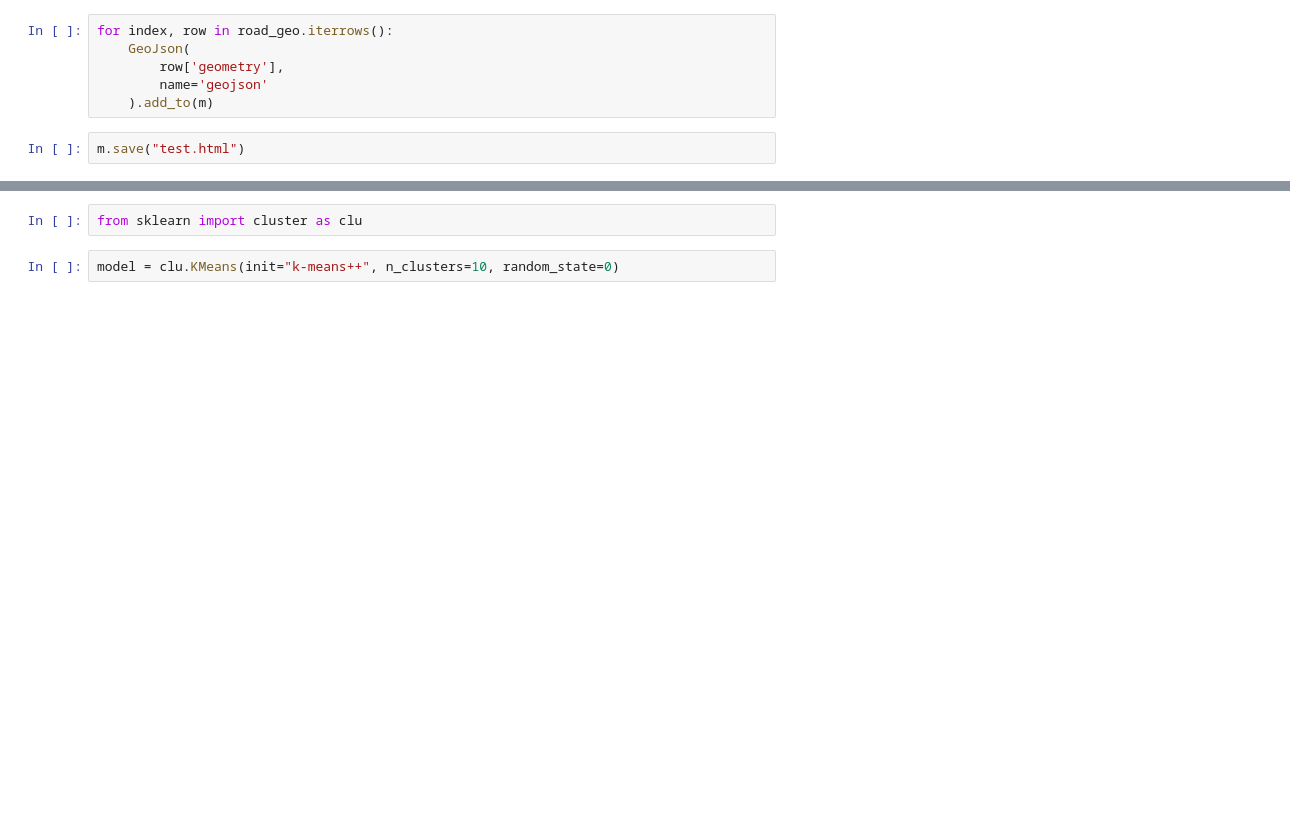
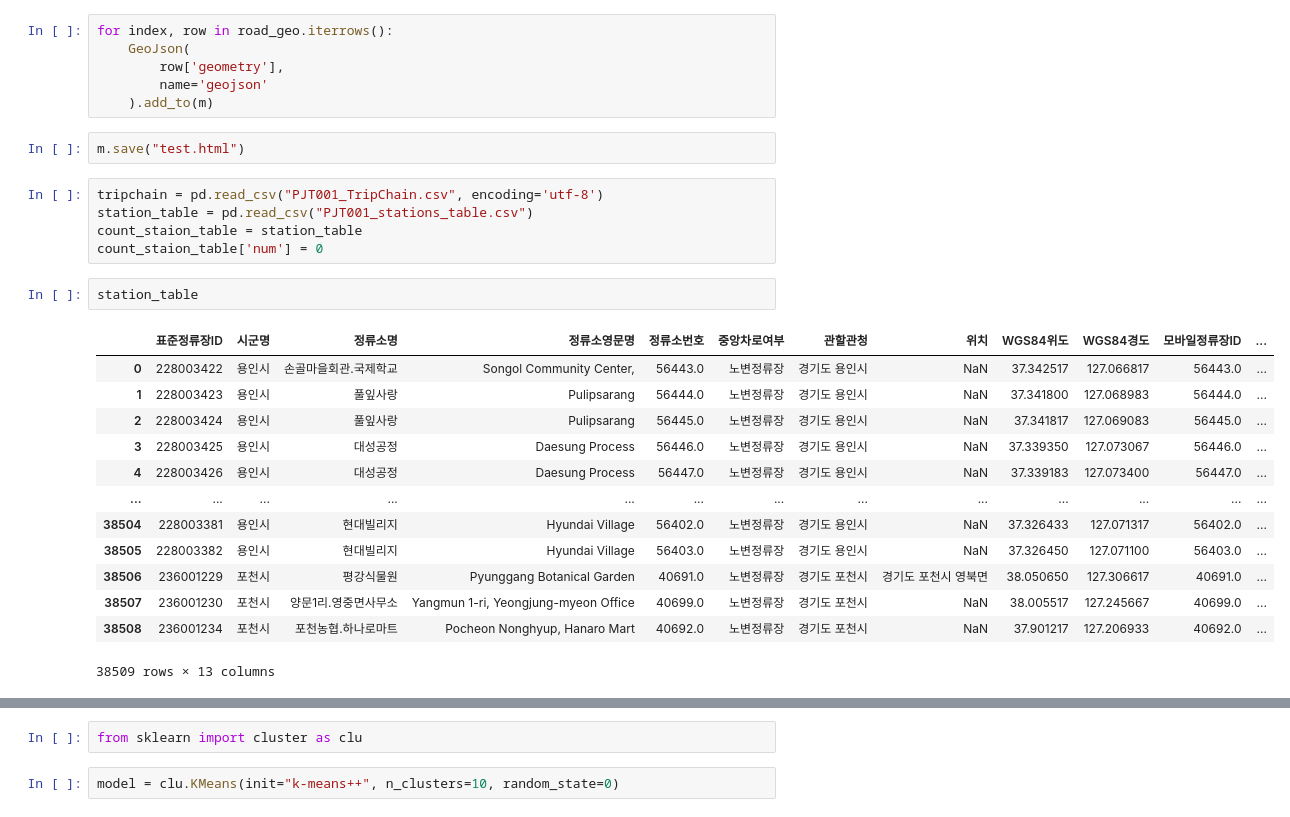
Before and after one commit to whtngus/finding_road, a Jupyter notebook: EDA/filtering_cell_flow.ipynb, the cells around one changed output, grey strips where cells are left out. Cells and saved outputs as stored; diff of their text form; blank space fills up the shorter version.

```diff
--- a/EDA/filtering_cell_flow.ipynb
+++ b/EDA/filtering_cell_flow.ipynb
@@ -138,3 +139,24 @@ for index, row in road_geo.iterrows():
     ).add_to(m)
 # %%
 m.save("test.html")
+# %%
+tripchain = pd.read_csv("PJT001_TripChain.csv", encoding='utf-8')
+station_table = pd.read_csv("PJT001_stations_table.csv")
+count_staion_table = station_table
+count_staion_table['num'] = 0
+# %%
+station_table
+# %% [output]
+|  | 표준정류장ID | 시군명 | 정류소명 | 정류소영문명 | 정류소번호 | 중앙차로여부 | 관할관청 | 위치 | WGS84위도 | WGS84경도 | 모바일정류장ID | ... |
+| 0 | 228003422 | 용인시 | 손골마을회관.국제학교 | Songol Community Center, | 56443.0 | 노변정류장 | 경기도 용인시 | NaN | 37.342517 | 127.066817 | 56443.0 | ... |
+| 1 | 228003423 | 용인시 | 풀잎사랑 | Pulipsarang | 56444.0 | 노변정류장 | 경기도 용인시 | NaN | 37.341800 | 127.068983 | 56444.0 | ... |
+| 2 | 228003424 | 용인시 | 풀잎사랑 | Pulipsarang | 56445.0 | 노변정류장 | 경기도 용인시 | NaN | 37.341817 | 127.069083 | 56445.0 | ... |
+| 3 | 228003425 | 용인시 | 대성공정 | Daesung Process | 56446.0 | 노변정류장 | 경기도 용인시 | NaN | 37.339350 | 127.073067 | 56446.0 | ... |
+| 4 | 228003426 | 용인시 | 대성공정 | Daesung Process | 56447.0 | 노변정류장 | 경기도 용인시 | NaN | 37.339183 | 127.073400 | 56447.0 | ... |
+| ... | ... | ... | ... | ... | ... | ... | ... | ... | ... | ... | ... | ... |
+| 38504 | 228003381 | 용인시 | 현대빌리지 | Hyundai Village | 56402.0 | 노변정류장 | 경기도 용인시 | NaN | 37.326433 | 127.071317 | 56402.0 | ... |
+| 38505 | 228003382 | 용인시 | 현대빌리지 | Hyundai Village | 56403.0 | 노변정류장 | 경기도 용인시 | NaN | 37.326450 | 127.071100 | 56403.0 | ... |
+| 38506 | 236001229 | 포천시 | 평강식물원 | Pyunggang Botanical Garden | 40691.0 | 노변정류장 | 경기도 포천시 | 경기도 포천시 영북면 | 38.050650 | 127.306617 | 40691.0 | ... |
+| 38507 | 236001230 | 포천시 | 양문1리.영중면사무소 | Yangmun 1-ri, Yeongjung-myeon Office | 40699.0 | 노변정류장 | 경기도 포천시 | NaN | 38.005517 | 127.245667 | 40699.0 | ... |
+| 38508 | 236001234 | 포천시 | 포천농협.하나로마트 | Pocheon Nonghyup, Hanaro Mart | 40692.0 | 노변정류장 | 경기도 포천시 | NaN | 37.901217 | 127.206933 | 40692.0 | ... |
+38509 rows × 13 columns
```
Also changed, not shown: parts of 3 cells of this notebook.
